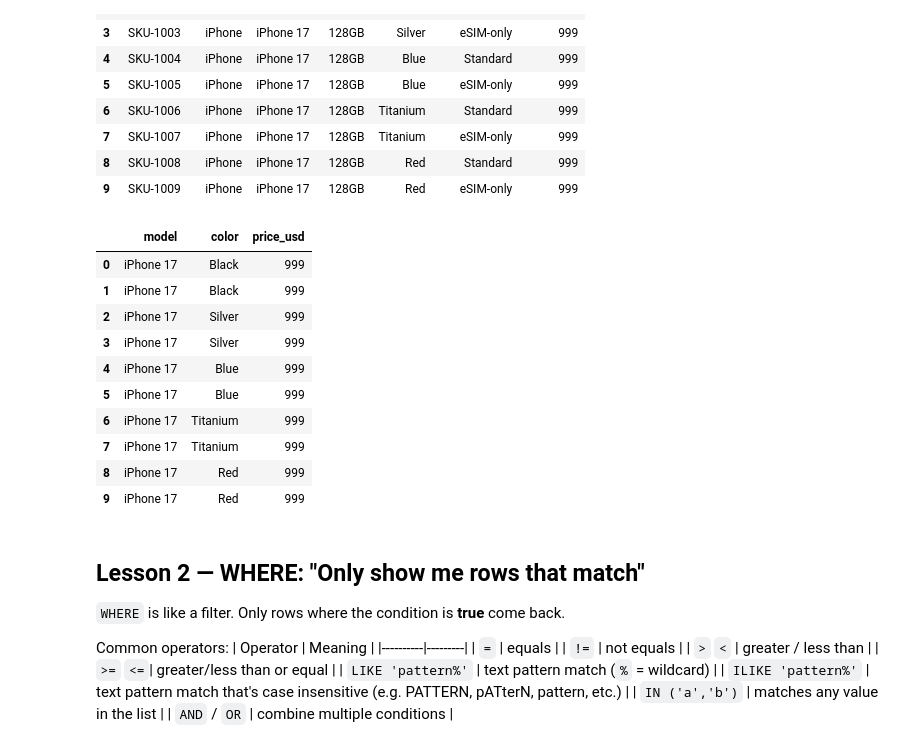
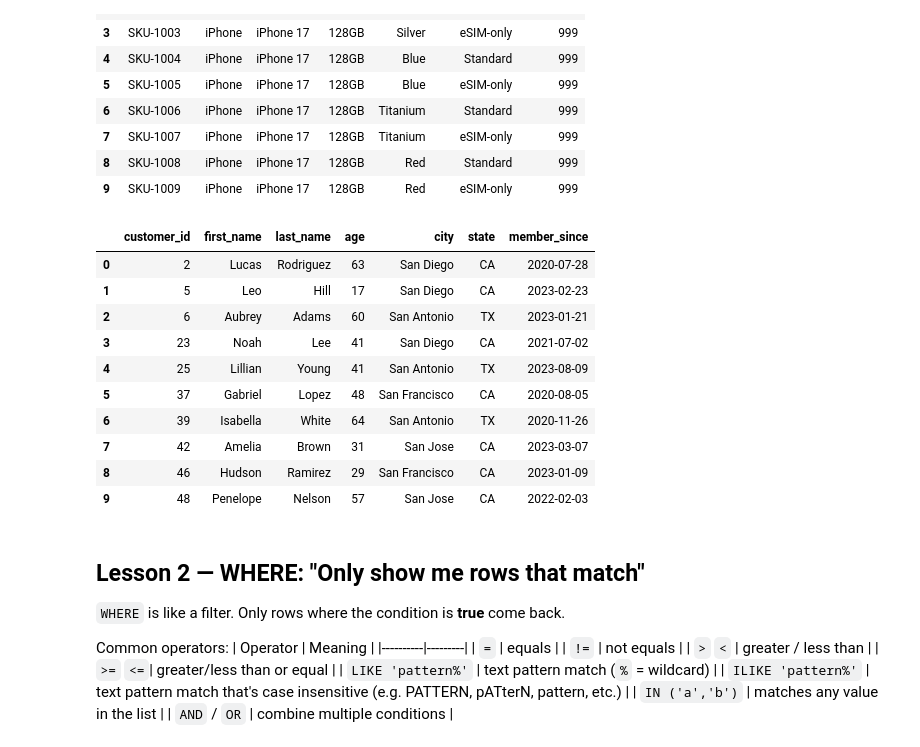
Before and after one commit to co-za/data-analysis-intro, a Jupyter notebook: 2. Apple Store SQL.ipynb, the cells around one changed output. Saved outputs shown, nothing was run; the diff lists cells and outputs as text; code cells hidden in the pictures.

```diff
--- a/2. Apple Store SQL.ipynb
+++ b/2. Apple Store SQL.ipynb
@@ -412,25 +412,26 @@ LIMIT 10
 # %%
 ## 💡 TRY IT: change * to just pick the columns you care about
 ## e.g.  SELECT model, color, price_usd
 
 ## You can pick specific columns instead of *:
 sql("""
-SELECT [INSERT HERE]
-FROM products
+SELECT *
+FROM customers
+WHERE city LIKE 'San%'
 LIMIT 10
 """)
 # %% [output]
-|  | model | color | price_usd |
-| 0 | iPhone 17 | Black | 999 |
-| 1 | iPhone 17 | Black | 999 |
-| 2 | iPhone 17 | Silver | 999 |
-| 3 | iPhone 17 | Silver | 999 |
-| 4 | iPhone 17 | Blue | 999 |
-| 5 | iPhone 17 | Blue | 999 |
-| 6 | iPhone 17 | Titanium | 999 |
-| 7 | iPhone 17 | Titanium | 999 |
-| 8 | iPhone 17 | Red | 999 |
-| 9 | iPhone 17 | Red | 999 |
+|  | customer_id | first_name | last_name | age | city | state | member_since |
+| 0 | 2 | Lucas | Rodriguez | 63 | San Diego | CA | 2020-07-28 |
+| 1 | 5 | Leo | Hill | 17 | San Diego | CA | 2023-02-23 |
+| 2 | 6 | Aubrey | Adams | 60 | San Antonio | TX | 2023-01-21 |
+| 3 | 23 | Noah | Lee | 41 | San Diego | CA | 2021-07-02 |
+| 4 | 25 | Lillian | Young | 41 | San Antonio | TX | 2023-08-09 |
+| 5 | 37 | Gabriel | Lopez | 48 | San Francisco | CA | 2020-08-05 |
+| 6 | 39 | Isabella | White | 64 | San Antonio | TX | 2020-11-26 |
+| 7 | 42 | Amelia | Brown | 31 | San Jose | CA | 2023-03-07 |
+| 8 | 46 | Hudson | Ramirez | 29 | San Francisco | CA | 2023-01-09 |
+| 9 | 48 | Penelope | Nelson | 57 | San Jose | CA | 2022-02-03 |
 # %% [markdown]
 ## Lesson 2 — WHERE: "Only show me rows that match"
 
```
Also changed, not shown: parts of 16 cells of this notebook.
